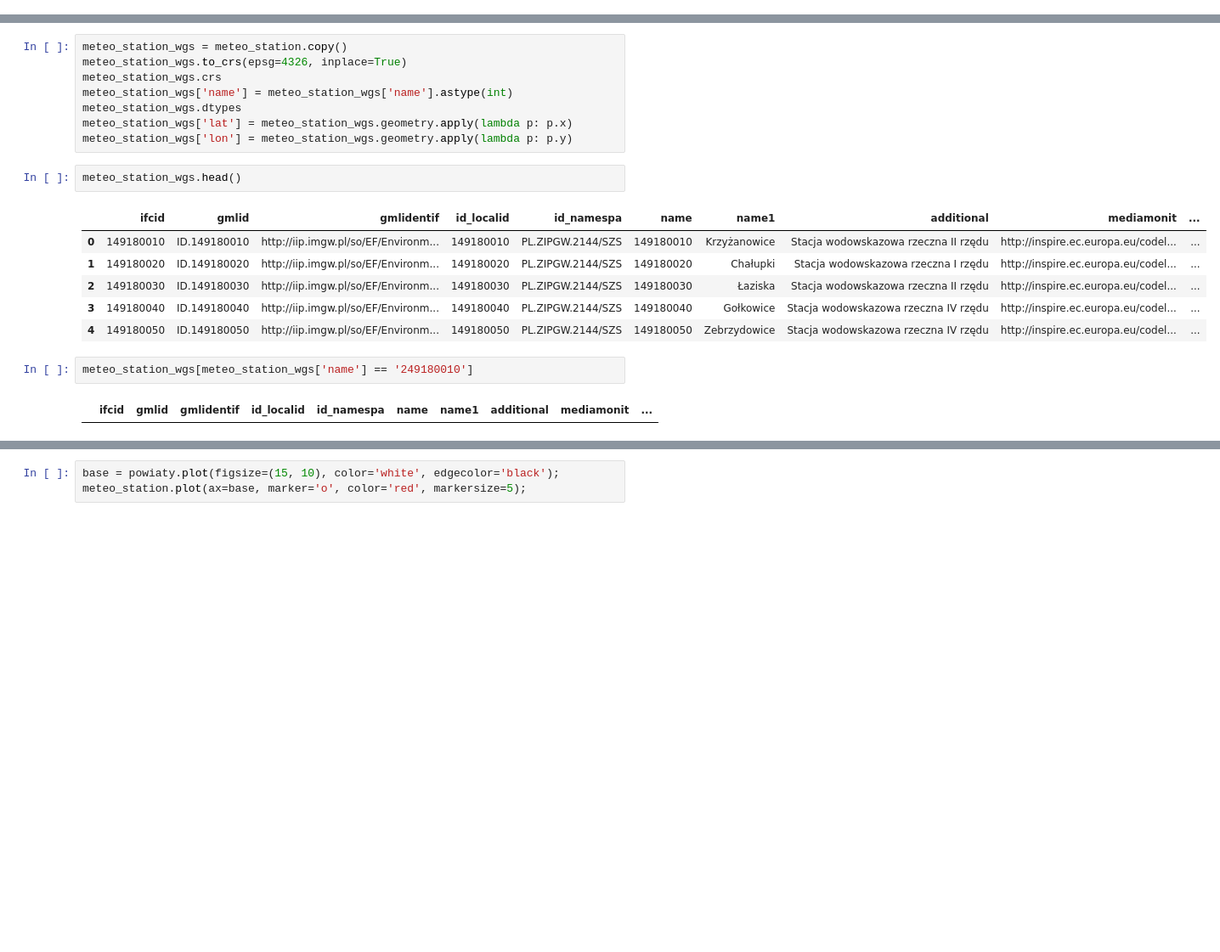
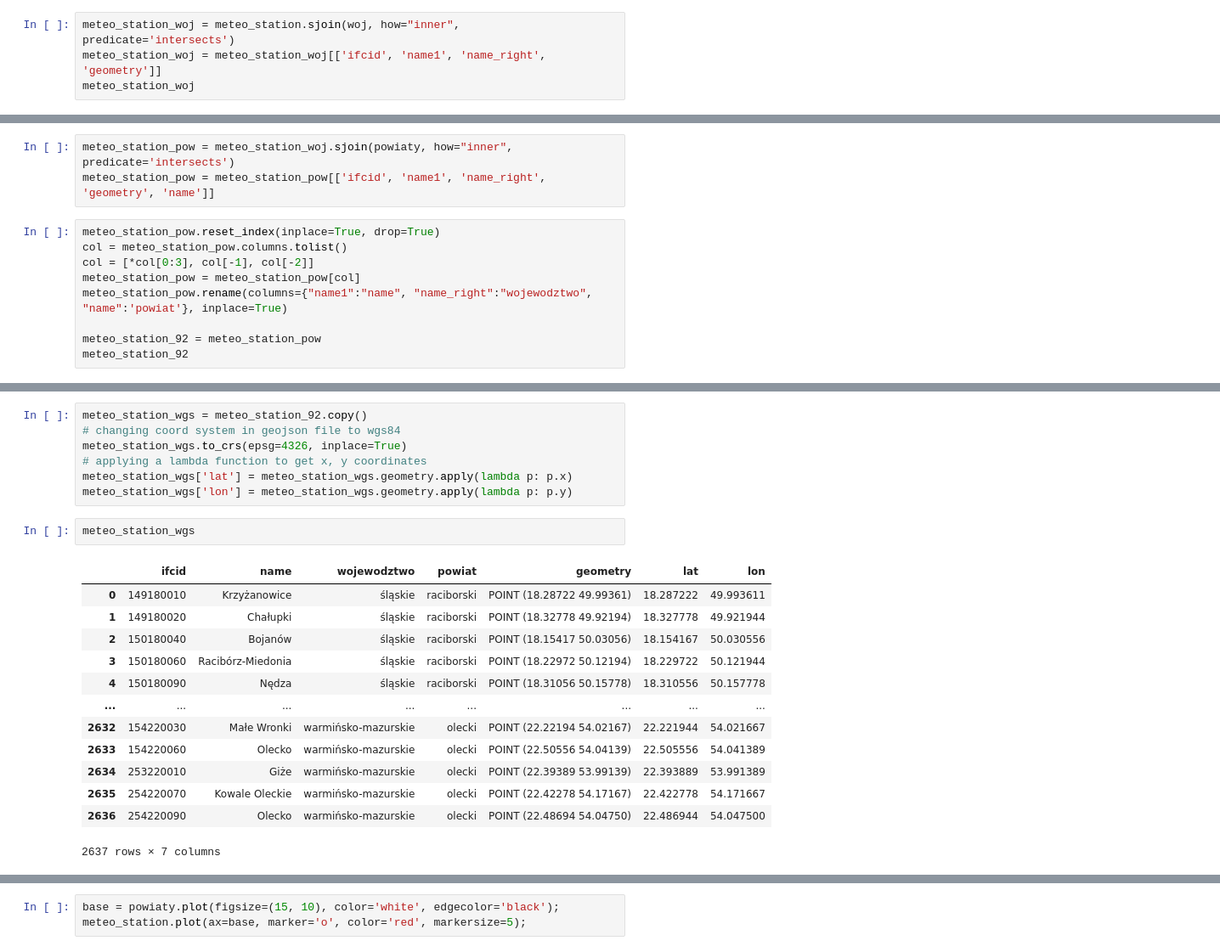
Before and after one commit to jakubGryzio/PAG_II, a Jupyter notebook: projekt1/projekt1.ipynb, the cells around one changed output, grey strips where cells are left out. Shown at 85% size. Saved outputs shown, nothing was run; the diff lists cells and outputs as text; blank space fills up the shorter version.

```diff
--- a/projekt1/projekt1.ipynb
+++ b/projekt1/projekt1.ipynb
@@ -122,0 +93,4 @@ powiaty = gpd.read_file(os.path.join(shape_path, 'powiaty.shp'))
+# %%
+meteo_station_woj = meteo_station.sjoin(woj, how="inner", predicate='intersects')
+meteo_station_woj = meteo_station_woj[['ifcid', 'name1', 'name_right', 'geometry']]
+meteo_station_woj
@@ -122,0 +111,12 @@ powiaty = gpd.read_file(os.path.join(shape_path, 'powiaty.shp'))
+# %%
+meteo_station_pow = meteo_station_woj.sjoin(powiaty, how="inner", predicate='intersects')
+meteo_station_pow = meteo_station_pow[['ifcid', 'name1', 'name_right', 'geometry', 'name']]
+# %%
+meteo_station_pow.reset_index(inplace=True, drop=True)
+col = meteo_station_pow.columns.tolist()
+col = [*col[0:3], col[-1], col[-2]]
+meteo_station_pow = meteo_station_pow[col]
+meteo_station_pow.rename(columns={"name1":"name", "name_right":"wojewodztwo", "name":'powiat'}, inplace=True)
+
+meteo_station_92 = meteo_station_pow
+meteo_station_92
@@ -123,22 +137,24 @@ powiaty = gpd.read_file(os.path.join(shape_path, 'powiaty.shp'))
 # %%
-meteo_station_wgs = meteo_station.copy()
+meteo_station_wgs = meteo_station_92.copy()
+# changing coord system in geojson file to wgs84
 meteo_station_wgs.to_crs(epsg=4326, inplace=True)
-meteo_station_wgs.crs
-meteo_station_wgs['name'] = meteo_station_wgs['name'].astype(int)
-meteo_station_wgs.dtypes
+# applying a lambda function to get x, y coordinates
 meteo_station_wgs['lat'] = meteo_station_wgs.geometry.apply(lambda p: p.x)
 meteo_station_wgs['lon'] = meteo_station_wgs.geometry.apply(lambda p: p.y)
 # %%
-meteo_station_wgs.head()
+meteo_station_wgs
 # %% [output]
-|  | ifcid | gmlid | gmlidentif | id_localid | id_namespa | name | name1 | additional | mediamonit | ... |
-| 0 | 149180010 | ID.149180010 | http://iip.imgw.pl/so/EF/Environm... | 149180010 | PL.ZIPGW.2144/SZS | 149180010 | Krzyżanowice | Stacja wodowskazowa rzeczna II rzędu | http://inspire.ec.europa.eu/codel... | ... |
-| 1 | 149180020 | ID.149180020 | http://iip.imgw.pl/so/EF/Environm... | 149180020 | PL.ZIPGW.2144/SZS | 149180020 | Chałupki | Stacja wodowskazowa rzeczna I rzędu | http://inspire.ec.europa.eu/codel... | ... |
-| 2 | 149180030 | ID.149180030 | http://iip.imgw.pl/so/EF/Environm... | 149180030 | PL.ZIPGW.2144/SZS | 149180030 | Łaziska | Stacja wodowskazowa rzeczna II rzędu | http://inspire.ec.europa.eu/codel... | ... |
-| 3 | 149180040 | ID.149180040 | http://iip.imgw.pl/so/EF/Environm... | 149180040 | PL.ZIPGW.2144/SZS | 149180040 | Gołkowice | Stacja wodowskazowa rzeczna IV rzędu | http://inspire.ec.europa.eu/codel... | ... |
-| 4 | 149180050 | ID.149180050 | http://iip.imgw.pl/so/EF/Environm... | 149180050 | PL.ZIPGW.2144/SZS | 149180050 | Zebrzydowice | Stacja wodowskazowa rzeczna IV rzędu | http://inspire.ec.europa.eu/codel... | ... |
+|  | ifcid | name | wojewodztwo | powiat | geometry | lat | lon |
+| 0 | 149180010 | Krzyżanowice | śląskie | raciborski | POINT (18.28722 49.99361) | 18.287222 | 49.993611 |
+| 1 | 149180020 | Chałupki | śląskie | raciborski | POINT (18.32778 49.92194) | 18.327778 | 49.921944 |
+| 2 | 150180040 | Bojanów | śląskie | raciborski | POINT (18.15417 50.03056) | 18.154167 | 50.030556 |
+| 3 | 150180060 | Racibórz-Miedonia | śląskie | raciborski | POINT (18.22972 50.12194) | 18.229722 | 50.121944 |
+| 4 | 150180090 | Nędza | śląskie | raciborski | POINT (18.31056 50.15778) | 18.310556 | 50.157778 |
+| ... | ... | ... | ... | ... | ... | ... | ... |
+| 2632 | 154220030 | Małe Wronki | warmińsko-mazurskie | olecki | POINT (22.22194 54.02167) | 22.221944 | 54.021667 |
+| 2633 | 154220060 | Olecko | warmińsko-mazurskie | olecki | POINT (22.50556 54.04139) | 22.505556 | 54.041389 |
+| 2634 | 253220010 | Giże | warmińsko-mazurskie | olecki | POINT (22.39389 53.99139) | 22.393889 | 53.991389 |
+| 2635 | 254220070 | Kowale Oleckie | warmińsko-mazurskie | olecki | POINT (22.42278 54.17167) | 22.422778 | 54.171667 |
+| 2636 | 254220090 | Olecko | warmińsko-mazurskie | olecki | POINT (22.48694 54.04750) | 22.486944 | 54.047500 |
+2637 rows × 7 columns
-# %%
-meteo_station_wgs[meteo_station_wgs['name'] == '249180010']
-# %% [output]
-|  | ifcid | gmlid | gmlidentif | id_localid | id_namespa | name | name1 | additional | mediamonit | ... |
 # %%
```
Also changed, not shown: parts of 27 cells of this notebook.
